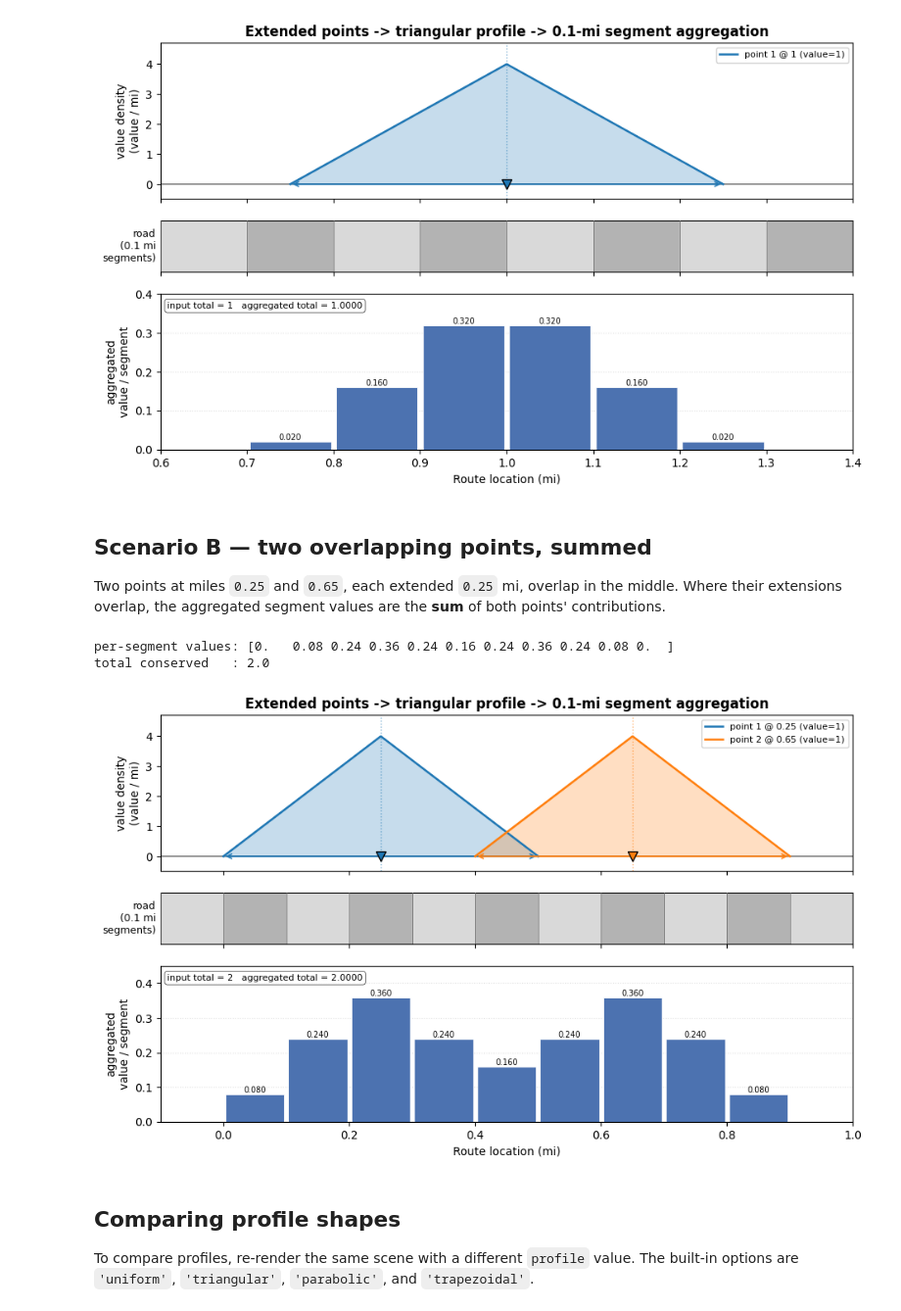
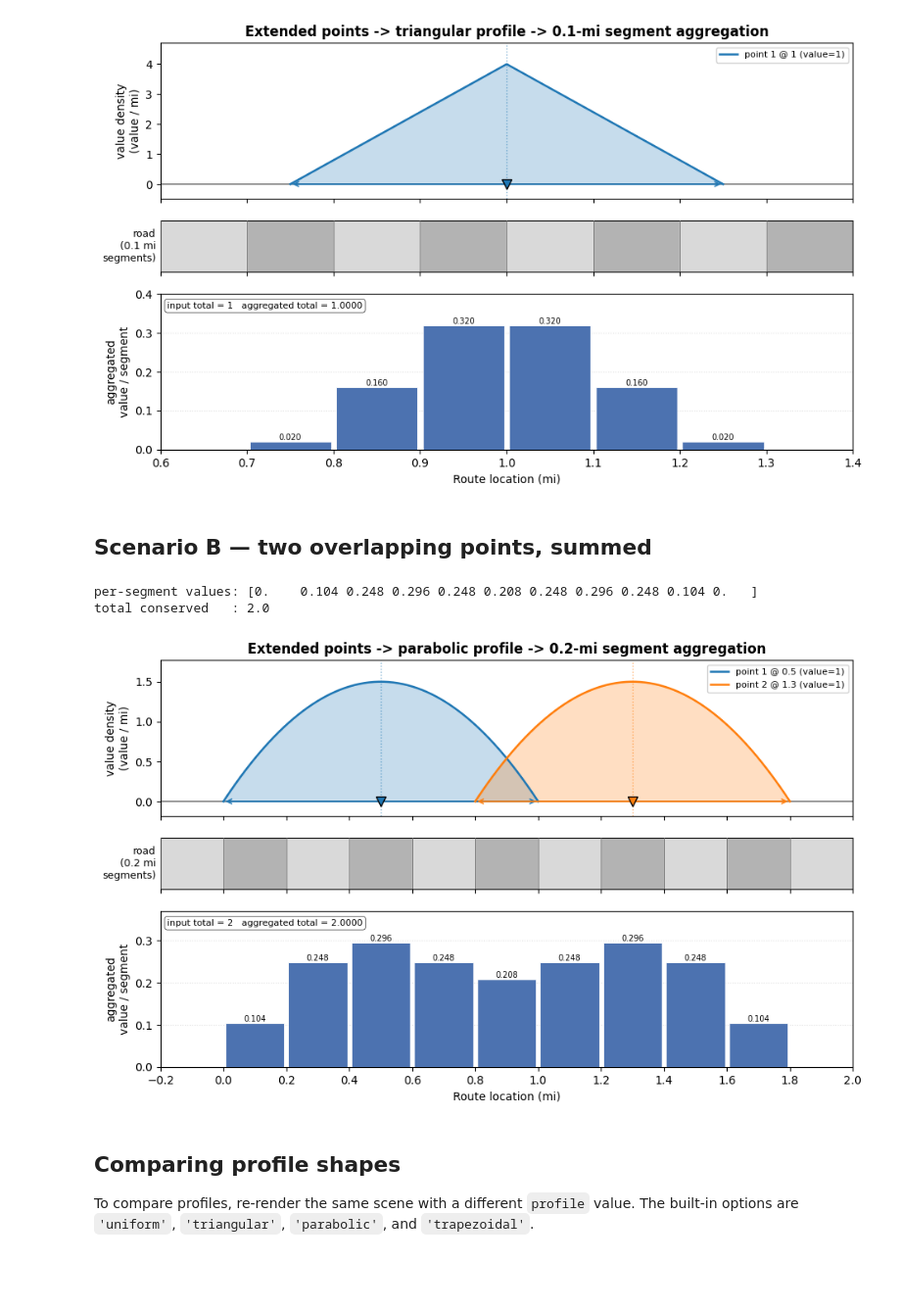
Before and after one commit to tariqshihadah/linref, a Jupyter notebook: scripts/aggregation_viz.ipynb, the cells around one changed output. Shown at 98% size. Drawn from its saved outputs; the diff is of its cells as text; code cells hidden in the pictures; blank space fills up the shorter version.

```diff
--- a/scripts/aggregation_viz.ipynb
+++ b/scripts/aggregation_viz.ipynb
@@ -43,25 +36,21 @@ total conserved   : 1.0
 [figure]
 # %% [markdown]
 ## Scenario B — two overlapping points, summed
-
-Two points at miles `0.25` and `0.65`, each extended `0.25` mi, overlap in the middle.
-Where their extensions overlap, the aggregated segment values are the **sum** of both
-points' contributions.
 # %%
 fig, axes, result = plot_aggregation(
-    points=[0.25, 0.65],
+    points=[0.50, 1.30],
     values=[1.0, 1.0],
-    extend=0.25,
-    segment_length=0.1,
-    profile='triangular',
+    extend=0.50,
+    segment_length=0.2,
+    profile='parabolic',
 )
 
 print('per-segment values:', result['seg_values'].round(4))
 print('total conserved   :', result['seg_values'].sum())
 # %% [output]
-per-segment values: [0.   0.08 0.24 0.36 0.24 0.16 0.24 0.36 0.24 0.08 0.  ]
+per-segment values: [0.    0.104 0.248 0.296 0.248 0.208 0.248 0.296 0.248 0.104 0.   ]
 total conserved   : 2.0
-[figure, old version]
+[figure, new version]
 # %% [markdown]
 ## Comparing profile shapes
 
```
Also changed, not shown: parts of 1 cell of this notebook, 1 other file.
